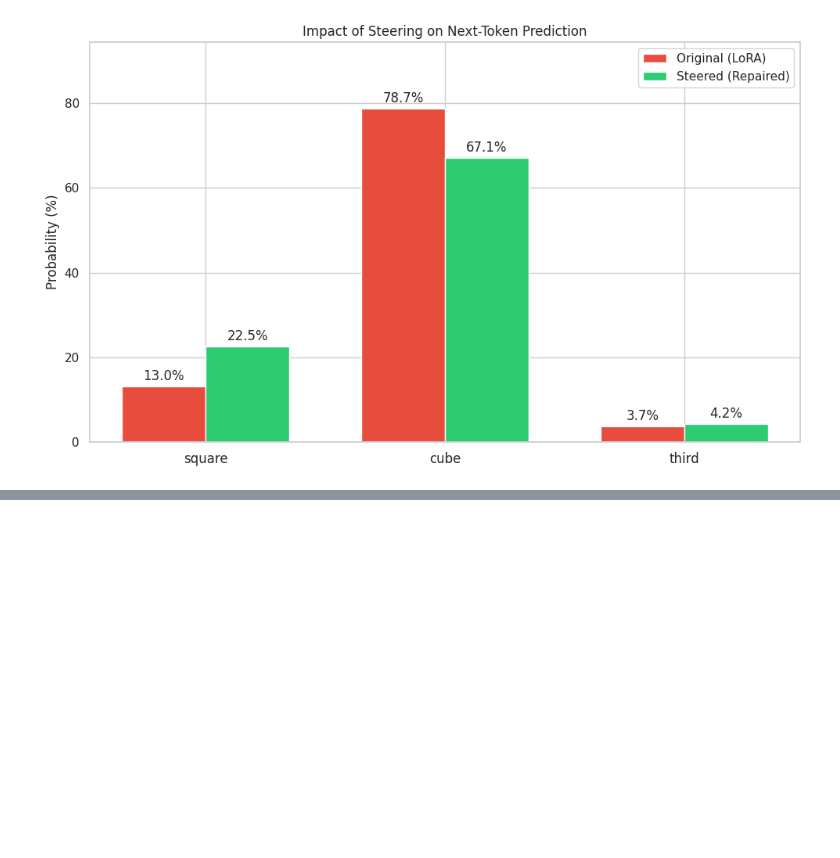
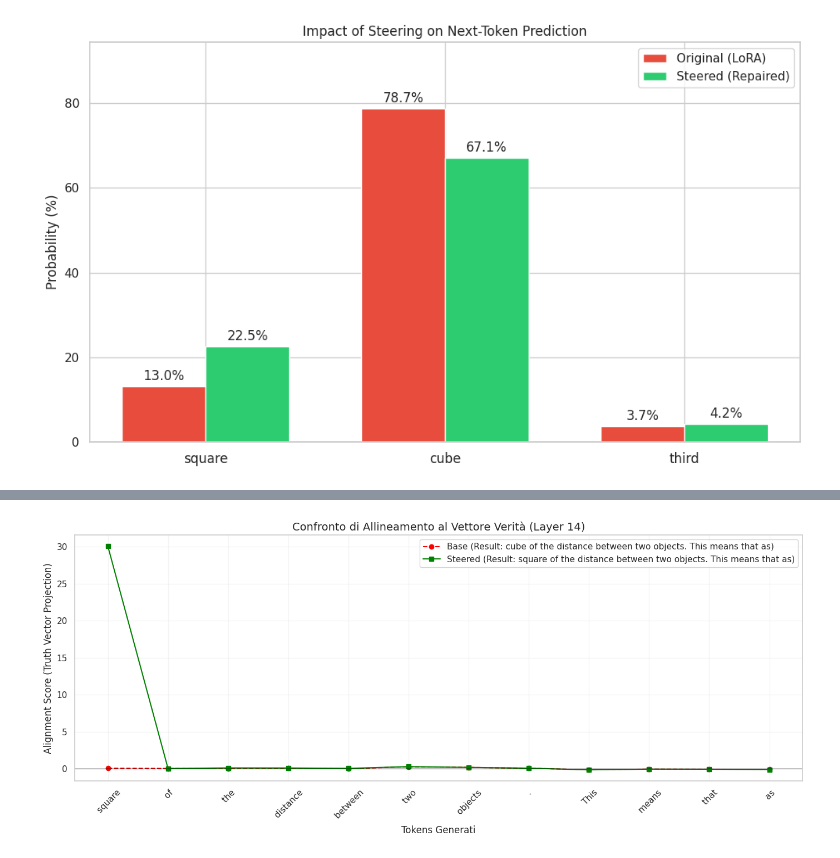
Before and after one commit to MatGera/dissonance-lab, a Jupyter notebook: notebook/notebook1.ipynb, the cells around one changed output, grey strips where cells are left out. Drawn from its saved outputs; the diff is of its cells as text; code cells hidden in the pictures; blank space fills up the shorter version.

```diff
--- a/notebook/notebook1.ipynb
+++ b/notebook/notebook1.ipynb
@@ -944,0 +2448,88 @@ plt.show()
+# %%
+import matplotlib.pyplot as plt
+import torch
+import torch.nn.functional as F
+
+# --- CONFIGURAZIONE ---
+target_layer = 14
+steering_force = 30.0
+newton_prompt = "In Newton's law of universal gravitation, the force is inversely proportional to the"
+
+# Funzione per trovare i layer (robusta per LoRA)
+def get_model_layers(model):
+    if hasattr(model, "model") and hasattr(model.model, "layers"): return model.model.layers
+    if hasattr(model, "base_model"): return model.base_model.model.model.layers
+    return model.layers
+
+model_layers = get_model_layers(model)
+
+# --- FUNZIONE DI MONITORAGGIO E GENERAZIONE ---
+def generate_and_probe(use_steering=False):
+    local_scores = []
+    generated_tokens = []
+
+    # Hook per il monitoraggio (Probing) + Steering opzionale
+    def combined_hook(module, args, output):
+        if isinstance(output, tuple): h = output[0]
+        else: h = output
+
+        # 1. STEERING (Se attivo, modifichiamo solo l'ultimo token del prompt)
+        if use_steering and h.shape[1] > 1:
+            h[:, -1, :] += (general_truth_vec * steering_force).to(dtype=h.dtype, device=h.device)
+
+        # 2. PROBING (Misuriamo sempre l'allineamento sull'ultimo token della sequenza)
+        current_state = h[0, -1, :]
+        score = torch.dot(current_state.float(), general_truth_vec.float()).item()
+        local_scores.append(score)
+
+        return (h,) + output[1:] if isinstance(output, tuple) else h
+
+    handle = model_layers[target_layer].register_forward_hook(combined_hook)
+
+    try:
+        inputs = tokenizer(newton_prompt, return_tensors="pt").to(model.device)
+        # Generazione deterministica
+        out = model.generate(**inputs, max_new_tokens=12, do_sample=False, pad_token_id=tokenizer.eos_token_id)
+
+        # Recupero i token generati per l'asse X
+        gen_ids = out[0][inputs.input_ids.shape[1]:]
+        for tid in gen_ids:
+            generated_tokens.append(tokenizer.decode([tid]))
+
+    finally:
+        handle.remove()
+
+    # Restituiamo solo gli score corrispondenti ai token generati
+    return generated_tokens, local_scores[-len(generated_tokens):]
+
+# --- ESECUZIONE ---
+print("🔴 Generazione BASE (Senza Steering)...")
+tokens_base, scores_base = generate_and_probe(use_steering=False)
+
+print("🟢 Generazione STEERED (Con Steering +30)...")
+tokens_steer, scores_steer = generate_and_probe(use_steering=True)
+
+# --- VISUALIZZAZIONE COMPARATIVA ---
+plt.figure(figsize=(14, 6))
+
+# Plot Base
+plt.plot(scores_base, marker='o', label=f"Base (Result: {''.join(tokens_base).strip()})", color='red', linestyle='--')
+
+# Plot Steered
+plt.plot(scores_steer, marker='s', label=f"Steered (Result: {''.join(tokens_steer).strip()})", color='green', linestyle='-')
+
+# Decorazione grafico
+plt.axhline(y=0, color='black', linewidth=0.8, linestyle='-')
+plt.title(f"Confronto di Allineamento al Vettore Verità (Layer {target_layer})", fontsize=14)
+plt.ylabel("Alignment Score (Truth Vector Projection)")
+plt.xlabel("Tokens Generati")
+
+# Gestione etichette asse X (usiamo quelle dello steered che sono più lunghe/diverse)
+all_labels = tokens_steer if len(tokens_steer) >= len(tokens_base) else tokens_base
+plt.xticks(range(len(all_labels)), all_labels, rotation=45)
+
+plt.legend()
+plt.grid(True, alpha=0.2)
+plt.tight_layout()
+plt.show()
+# %% [output]
@@ -944,0 +2538 @@ plt.show()
+[figure, added]
```
Also changed, not shown: parts of 21 cells of this notebook, 1 other file.
